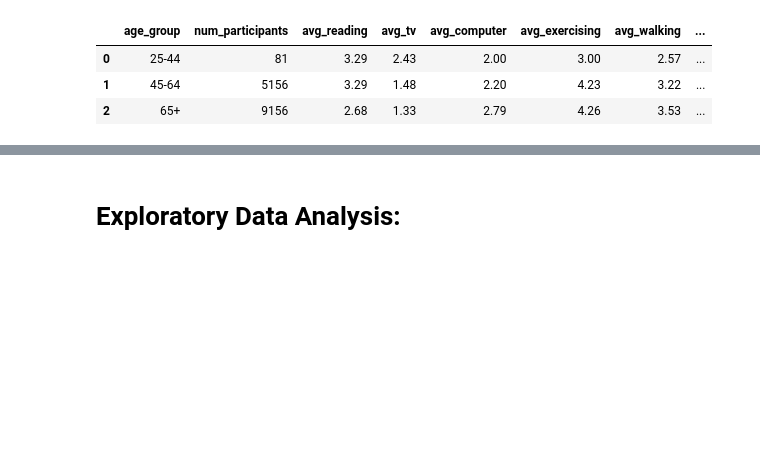
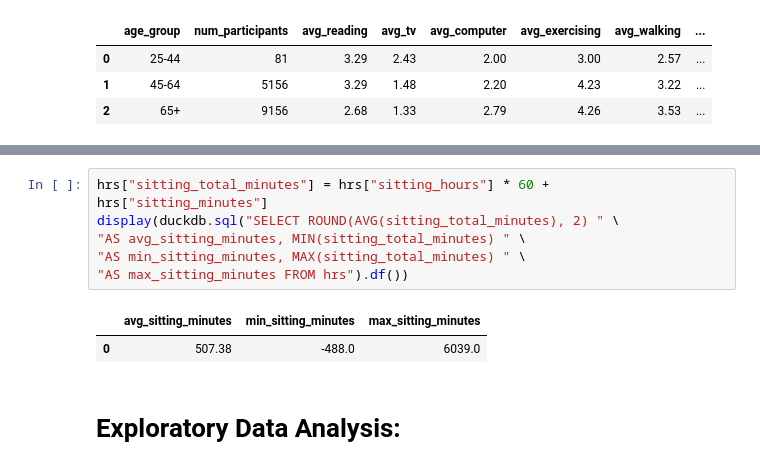
Before and after one commit to rem388/DataScienceProject, a Jupyter notebook: Phase2.ipynb, the cells around one changed output, grey strips where cells are left out. Saved outputs shown, nothing was run; the diff lists cells and outputs as text; blank space fills up the shorter version.

```diff
--- a/Phase2.ipynb
+++ b/Phase2.ipynb
@@ -854,3 +979,12 @@ display(grouped_hrs)
+# %%
+hrs["sitting_total_minutes"] = hrs["sitting_hours"] * 60 + hrs["sitting_minutes"]
+display(duckdb.sql("SELECT ROUND(AVG(sitting_total_minutes), 2) " \
+"AS avg_sitting_minutes, MIN(sitting_total_minutes) " \
+"AS min_sitting_minutes, MAX(sitting_total_minutes) " \
+"AS max_sitting_minutes FROM hrs").df())
+# %% [output]
+|  | avg_sitting_minutes | min_sitting_minutes | max_sitting_minutes |
+| 0 | 507.38 | -488.0 | 6039.0 |
 # %% [markdown]
 # **Exploratory Data Analysis:**
 # %% [markdown]
```
Also changed, not shown: parts of 6 cells of this notebook.
